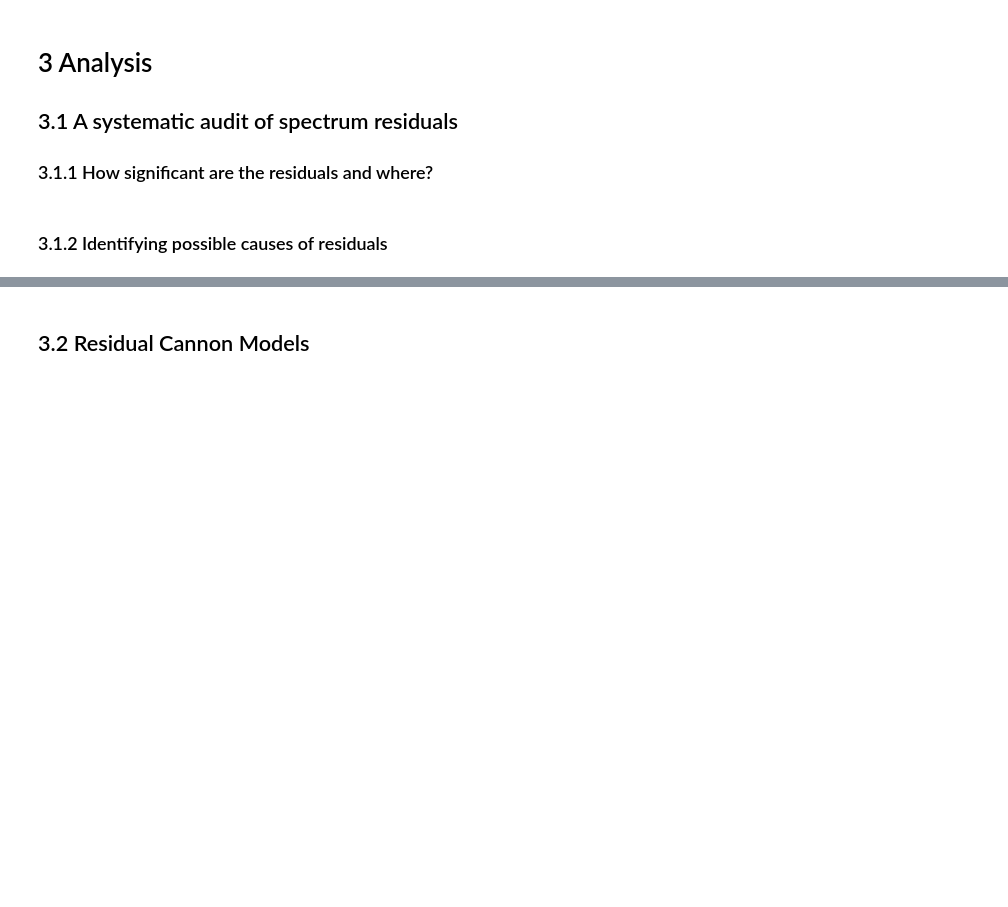
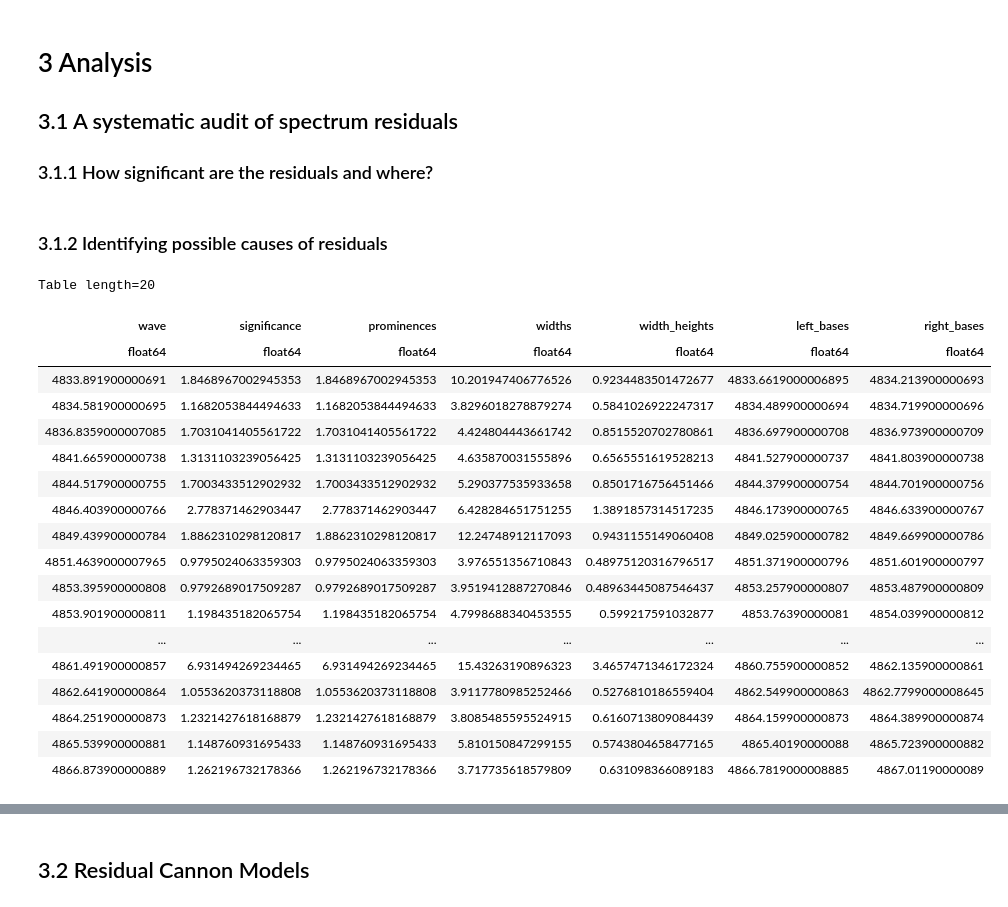
Before and after one commit to svenbuder/residual_cannon, a Jupyter notebook: residual_cannon.ipynb, the cells around one changed output, grey strips where cells are left out. Cells and saved outputs as stored; diff of their text form; code cells hidden in the pictures; blank space fills up the shorter version.

```diff
--- a/residual_cannon.ipynb
+++ b/residual_cannon.ipynb
@@ -1205,3 +1205,26 @@ plt.tight_layout()
 plt.savefig('figures/skyline_confirmation.pdf', dpi=300, bbox_inches='tight')
 plt.show()
 plt.close()
+# %%
+x = 80
+significant_peaks_table[x:x+20]
+# %% [output]
+Table length=20
+| wave | significance | prominences | widths | width_heights | left_bases | right_bases |
+| float64 | float64 | float64 | float64 | float64 | float64 | float64 |
+| 4833.891900000691 | 1.8468967002945353 | 1.8468967002945353 | 10.201947406776526 | 0.9234483501472677 | 4833.6619000006895 | 4834.213900000693 |
+| 4834.581900000695 | 1.1682053844494633 | 1.1682053844494633 | 3.8296018278879274 | 0.5841026922247317 | 4834.489900000694 | 4834.719900000696 |
+| 4836.8359000007085 | 1.7031041405561722 | 1.7031041405561722 | 4.424804443661742 | 0.8515520702780861 | 4836.697900000708 | 4836.973900000709 |
+| 4841.665900000738 | 1.3131103239056425 | 1.3131103239056425 | 4.635870031555896 | 0.6565551619528213 | 4841.527900000737 | 4841.803900000738 |
+| 4844.517900000755 | 1.7003433512902932 | 1.7003433512902932 | 5.290377535933658 | 0.8501716756451466 | 4844.379900000754 | 4844.701900000756 |
+| 4846.403900000766 | 2.778371462903447 | 2.778371462903447 | 6.428284651751255 | 1.3891857314517235 | 4846.173900000765 | 4846.633900000767 |
+| 4849.439900000784 | 1.8862310298120817 | 1.8862310298120817 | 12.24748912117093 | 0.9431155149060408 | 4849.025900000782 | 4849.669900000786 |
+| 4851.4639000007965 | 0.9795024063359303 | 0.9795024063359303 | 3.976551356710843 | 0.48975120316796517 | 4851.371900000796 | 4851.601900000797 |
+| 4853.395900000808 | 0.9792689017509287 | 0.9792689017509287 | 3.9519412887270846 | 0.48963445087546437 | 4853.257900000807 | 4853.487900000809 |
+| 4853.901900000811 | 1.198435182065754 | 1.198435182065754 | 4.7998688340453555 | 0.599217591032877 | 4853.76390000081 | 4854.039900000812 |
+| ... | ... | ... | ... | ... | ... | ... |
+| 4861.491900000857 | 6.931494269234465 | 6.931494269234465 | 15.43263190896323 | 3.4657471346172324 | 4860.755900000852 | 4862.135900000861 |
+| 4862.641900000864 | 1.0553620373118808 | 1.0553620373118808 | 3.9117780985252466 | 0.5276810186559404 | 4862.549900000863 | 4862.7799000008645 |
+| 4864.251900000873 | 1.2321427618168879 | 1.2321427618168879 | 3.8085485595524915 | 0.6160713809084439 | 4864.159900000873 | 4864.389900000874 |
+| 4865.539900000881 | 1.148760931695433 | 1.148760931695433 | 5.810150847299155 | 0.5743804658477165 | 4865.40190000088 | 4865.723900000882 |
+| 4866.873900000889 | 1.262196732178366 | 1.262196732178366 | 3.717735618579809 | 0.631098366089183 | 4866.7819000008885 | 4867.01190000089 |
```
Also changed, not shown: parts of 3 cells of this notebook, 1 other file.
